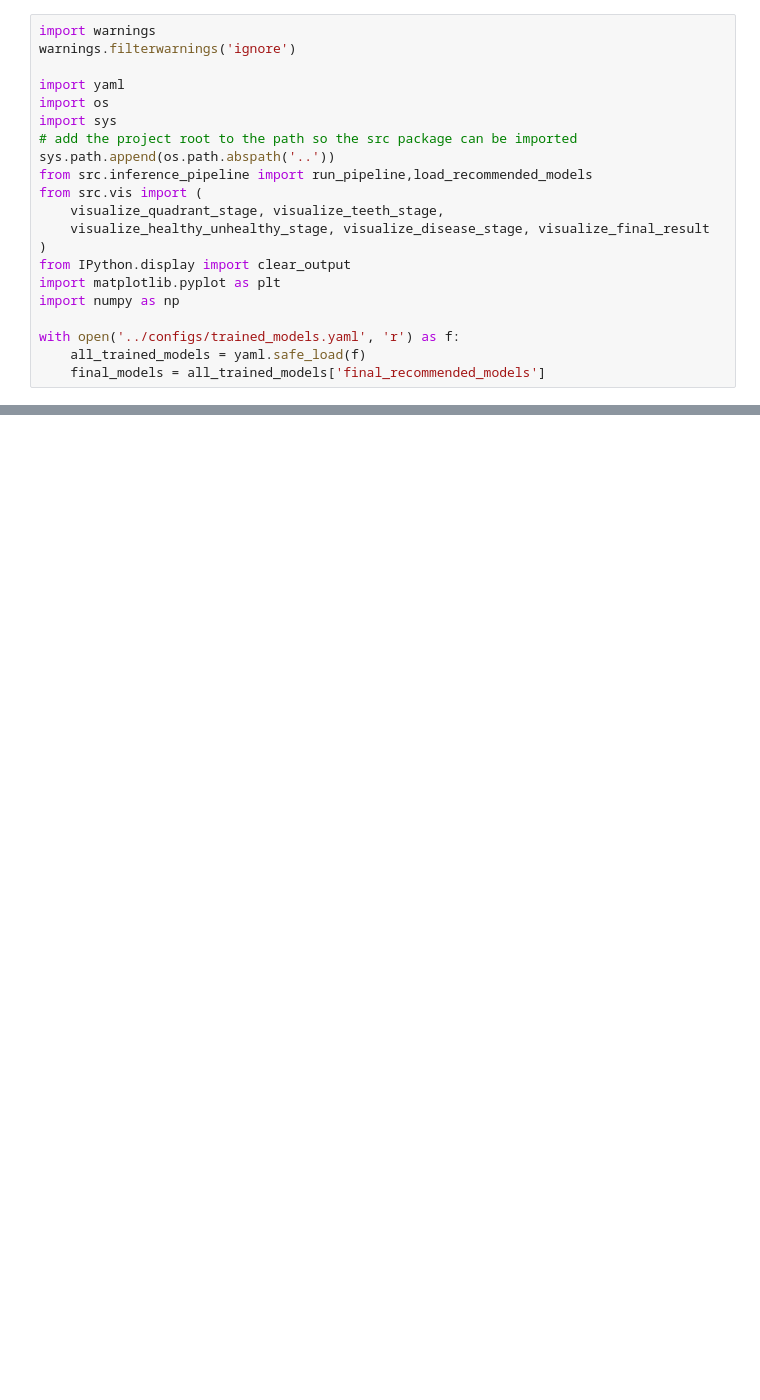
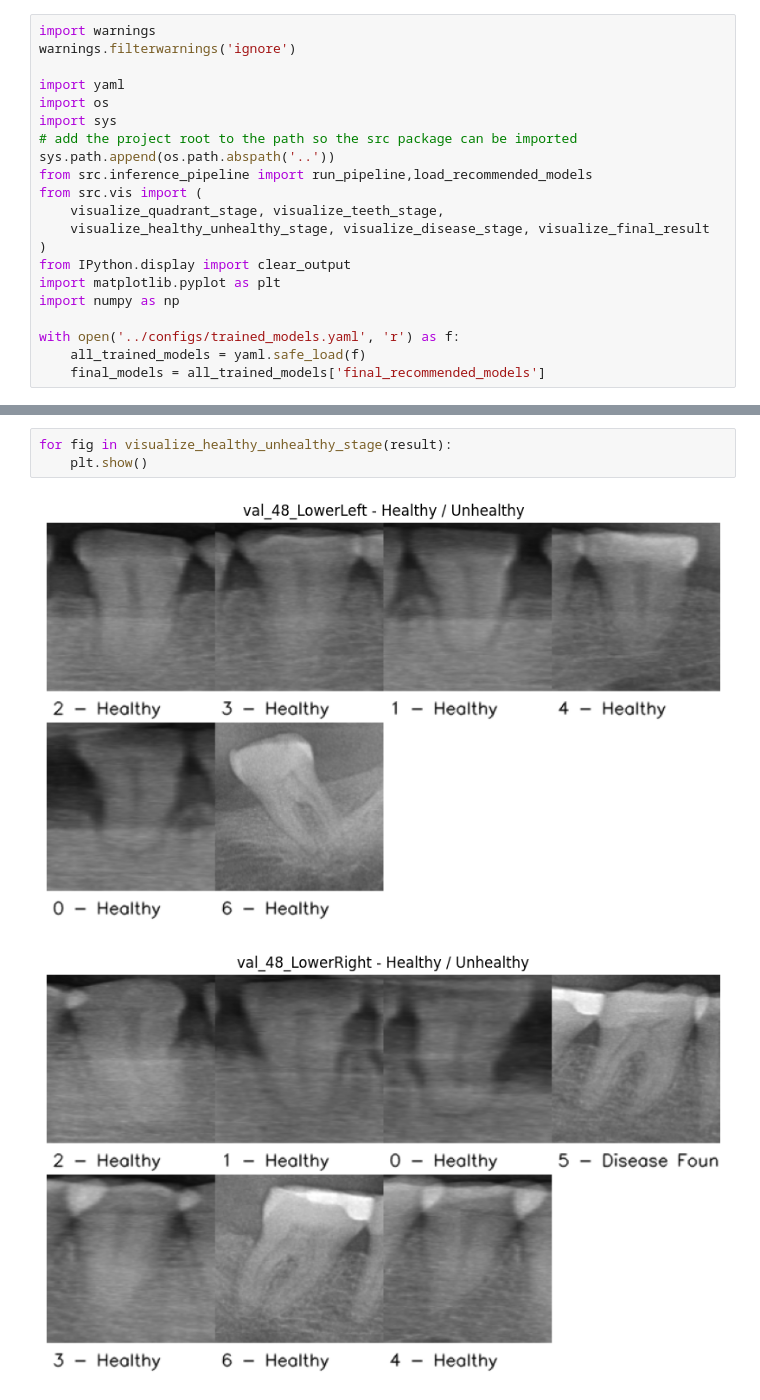
Before and after one commit to abdubakr77/dental-xray-ai, a Jupyter notebook: Notebooks/09_pipeline_inference.ipynb, the cells around one changed output, grey strips where cells are left out. Saved outputs shown, nothing was run; the diff lists cells and outputs as text; blank space fills up the shorter version.

```diff
--- a/Notebooks/09_pipeline_inference.ipynb
+++ b/Notebooks/09_pipeline_inference.ipynb
@@ -67,0 +81,6 @@ train_48_UpperRight 5 Caries {'Impacted': '1.27%', 'Caries': '76.37%', 'Periapic
+# %%
+for fig in visualize_healthy_unhealthy_stage(result):
+    plt.show()
+# %% [output]
+[figure, added]
+[figure, added]
```
Also changed, not shown: parts of 6 cells of this notebook.
